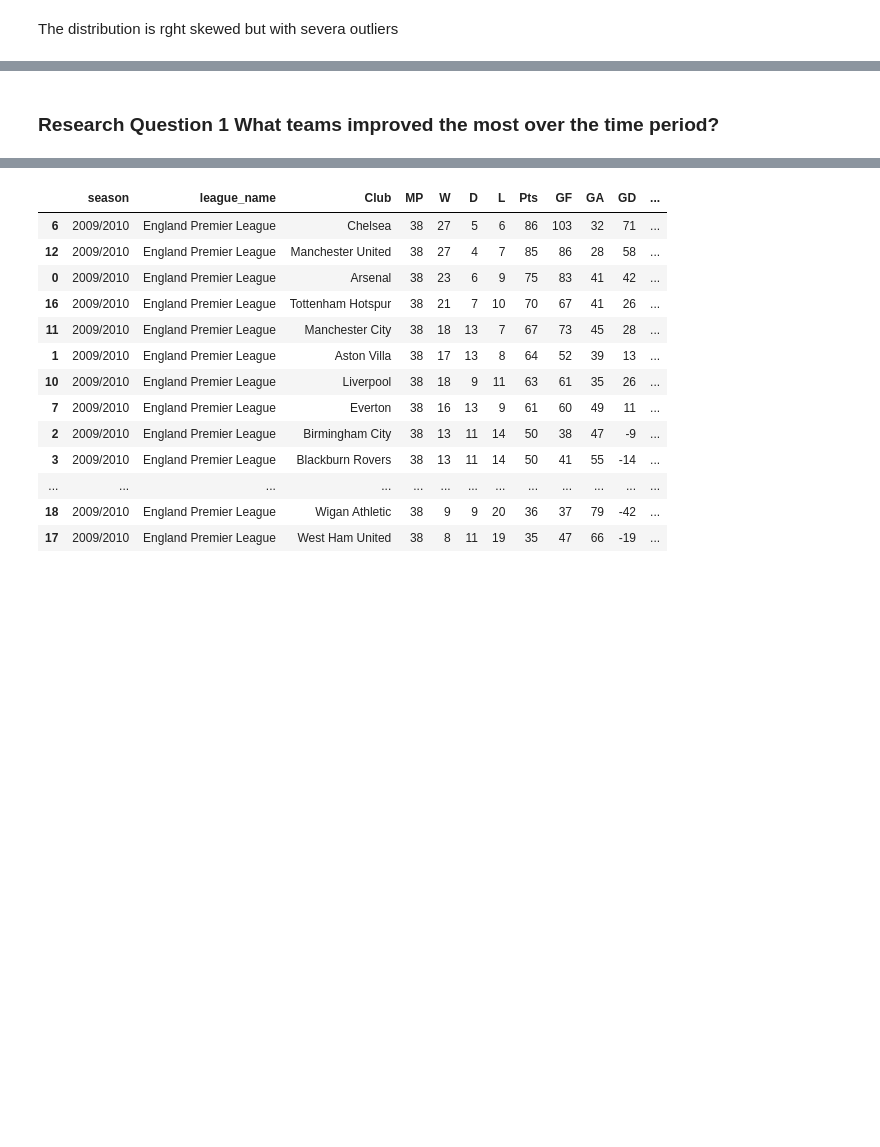
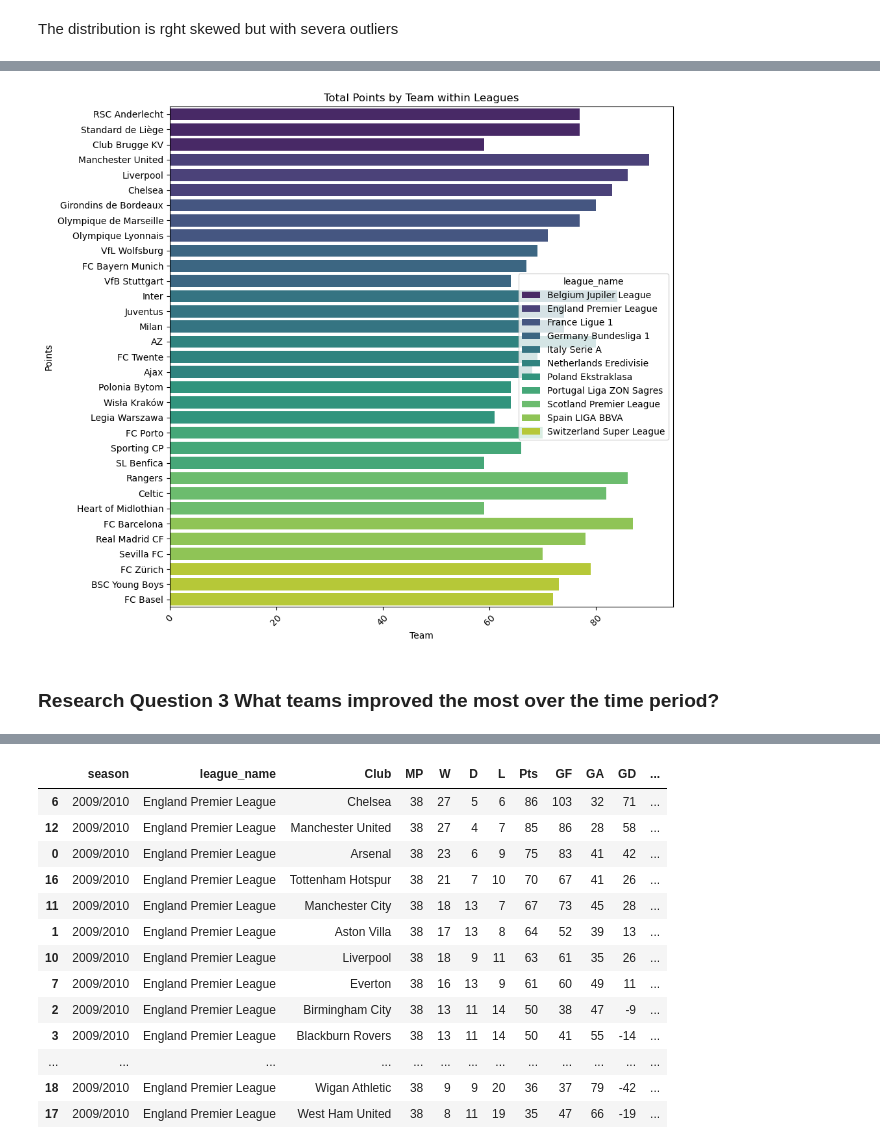
Before and after one commit to Daviedavie100/Investigating_dataset_project, a Jupyter notebook: Investigate_a_Dataset.ipynb, the cells around one changed output, grey strips where cells are left out. Cells and saved outputs as stored; diff of their text form; code cells hidden in the pictures; blank space fills up the shorter version.

```diff
--- a/Investigate_a_Dataset.ipynb
+++ b/Investigate_a_Dataset.ipynb
@@ -1388,0 +1585,12 @@ The distribution is rght skewed but with severa outliers
+# %%
+top_3_teams = (
+    melted_match
+    .query('season=="2008/2009"')  # Filter for the specified season
+    .groupby(['season', 'league_name', 'Team'], as_index=False)['pts']
+    .sum()
+    .sort_values(by=['season', 'league_name', 'pts'], ascending=[True, True, False])
+    .groupby(['season', 'league_name'], as_index=False)
+    .head(3)  # Keep only the top 3 rows for each group
+)
+
+top_3_teams.sort_values(by='pts', ascending=False)
@@ -1389,2 +1615,14 @@ The distribution is rght skewed but with severa outliers
+# %%
+# Example bar chart
+plt.figure(figsize=(10, 10))
+
+sns.barplot(data=top_3_teams, y='Team', x='pts', hue='league_name', dodge=False, palette='viridis')
+plt.title('Total Points by Team within Leagues')
+plt.xlabel('Team')
+plt.ylabel('Points')
+plt.xticks(rotation=45)
+plt.show()
+# %% [output]
+[figure, added]
 # %% [markdown]
-### Research Question 1 What teams improved the most over the time period?
+### Research Question 3 What teams improved the most over the time period?
```
Also changed, not shown: parts of 24 cells of this notebook.
